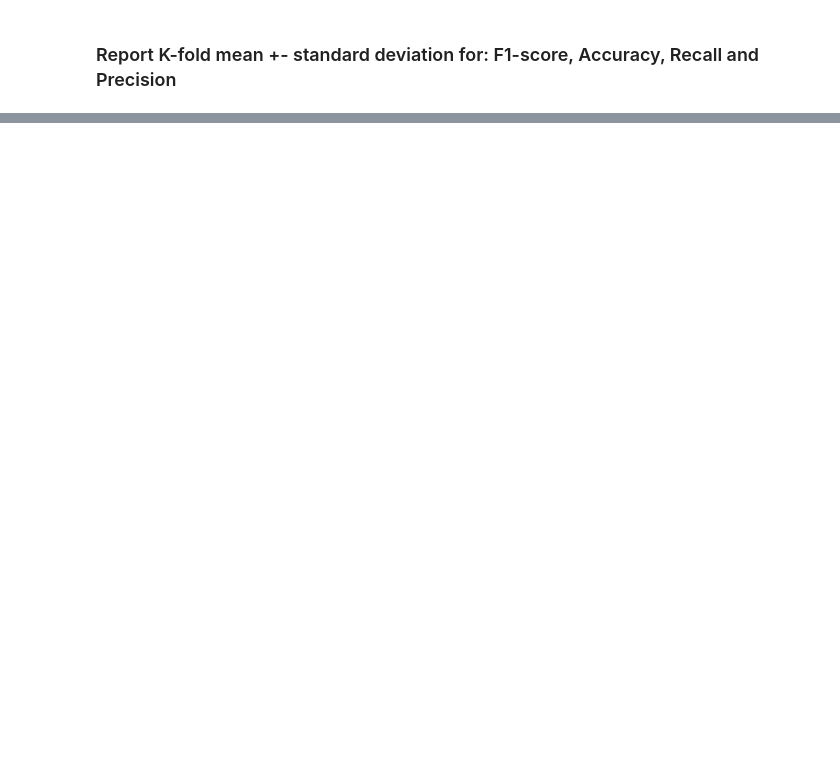
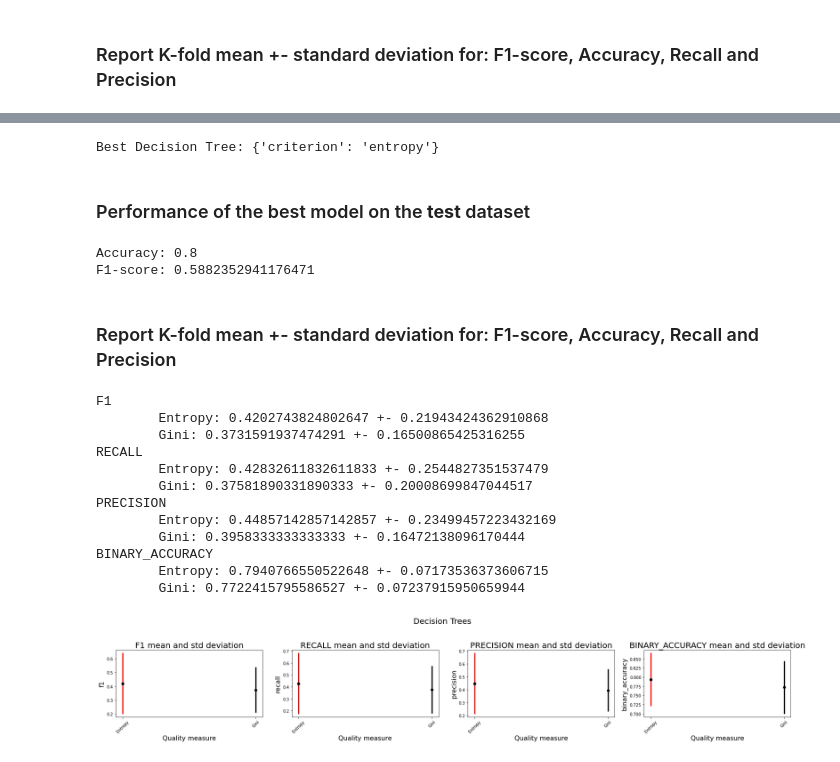
Before and after one commit to jeffcav/ml-from-scratch, a Jupyter notebook: list3.ipynb, the cells around one changed output, grey strips where cells are left out. Cells and saved outputs as stored; diff of their text form; code cells hidden in the pictures; blank space fills up the shorter version.

```diff
--- a/list3.ipynb
+++ b/list3.ipynb
@@ -125,0 +137,73 @@ RECALL
+# %%
+scaler = MinMaxScaler()
+scaler.fit(X_train)
+X_train_scaled = scaler.transform(X_train)
+X_test_scaled = scaler.transform(X_test)
+
+tree_grid = GridSearchCV(stats_generator=ClassificationStats)
+
+for criterion in ['entropy', 'gini']:
+    tree_grid.add(DecisionTreeClassifier, {"criterion": criterion})
+
+tree_grid.search(X_train_scaled, y_train, num_folds=10, score=F1Score(), score_minimize=False, shuffle=False)
+print("Best Decision Tree:", tree_grid.best_model_params)
+# %% [output]
+Best Decision Tree: {'criterion': 'entropy'}
+# %% [markdown]
+### Performance of the best model on the **test** dataset
+# %%
+tree = tree_grid.best_model(**tree_grid.best_model_params)
+tree.fit(X_train_scaled, y_train)
+
+y_pred = tree.predict(X_test_scaled)
+
+print("Accuracy:", BinaryAccuracy().measure(y_test, y_pred))
+print("F1-score:", F1Score().measure(y_test, y_pred))
+# %% [output]
+Accuracy: 0.8
+F1-score: 0.5882352941176471
+# %% [markdown]
+### Report K-fold mean +- standard deviation for: F1-score, Accuracy, Recall and Precision
+# %%
+candidates = ["Entropy", "Gini"]
+num_candidates = len(tree_grid.candidates)
+k=0
+plt.figure(figsize=(30, 4))
+plt.suptitle("Decision Trees", fontsize=20)
+plt.subplots_adjust(top=0.7)
+for metric in ['f1', 'recall', 'precision', 'binary_accuracy']:
+    means = []
+    std = []
+
+    for i in range(num_candidates):
+        means.append(np.mean(tree_grid.stats[i].stats["values"][metric]))
+        std.append(np.std(tree_grid.stats[i].stats["values"][metric]))
+
+    plt.subplot(1, 4, k+1)
+    plt.errorbar(np.arange(num_candidates), means, std, fmt='ok', lw=3)
+    plt.errorbar(tree_grid.index_of_best, means[tree_grid.index_of_best], std[tree_grid.index_of_best], ecolor='red', fmt='ok', lw=3)
+
+    plt.title(metric.upper() + " mean and std deviation", fontsize=20)
+    plt.xticks(np.arange(num_candidates), labels=candidates, rotation=45)
+    plt.xlabel("Quality measure", fontsize=16)
+    plt.ylabel(metric, fontsize=16)
+
+    print(metric.upper())
+    for c in range(num_candidates):
+        print(f"\t{candidates[c]}:", means[c], "+-", std[c])
+
+    k+=1
+# %% [output]
+F1
+        Entropy: 0.4202743824802647 +- 0.21943424362910868
+        Gini: 0.3731591937474291 +- 0.16500865425316255
+RECALL
+        Entropy: 0.42832611832611833 +- 0.2544827351537479
+        Gini: 0.37581890331890333 +- 0.20008699847044517
+PRECISION
+        Entropy: 0.44857142857142857 +- 0.23499457223432169
+        Gini: 0.3958333333333333 +- 0.16472138096170444
+BINARY_ACCURACY
+        Entropy: 0.7940766550522648 +- 0.07173536373606715
+        Gini: 0.7722415795586527 +- 0.07237915950659944
+[figure, added]
```
Also changed, not shown: parts of 40 cells of this notebook.
